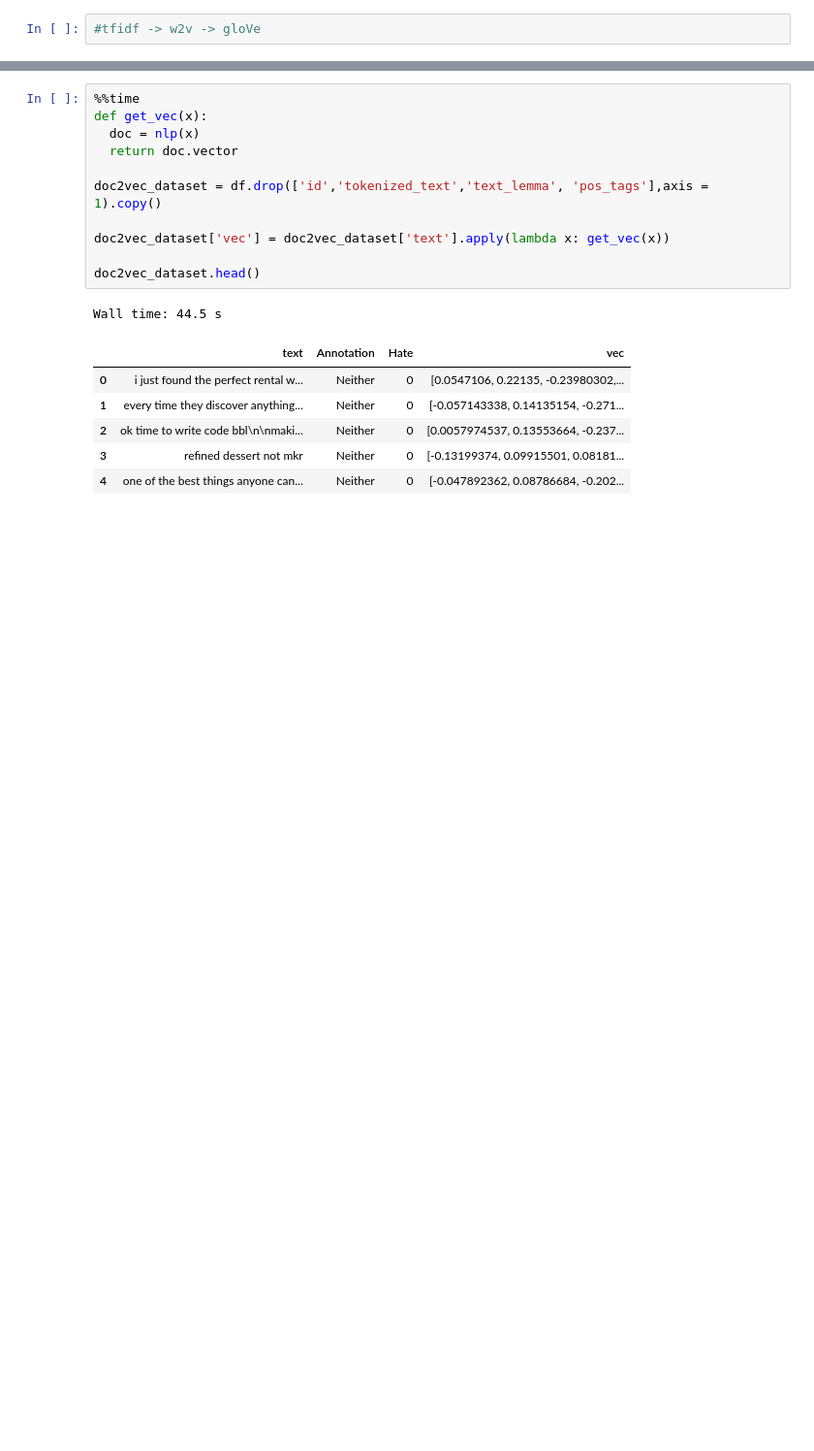
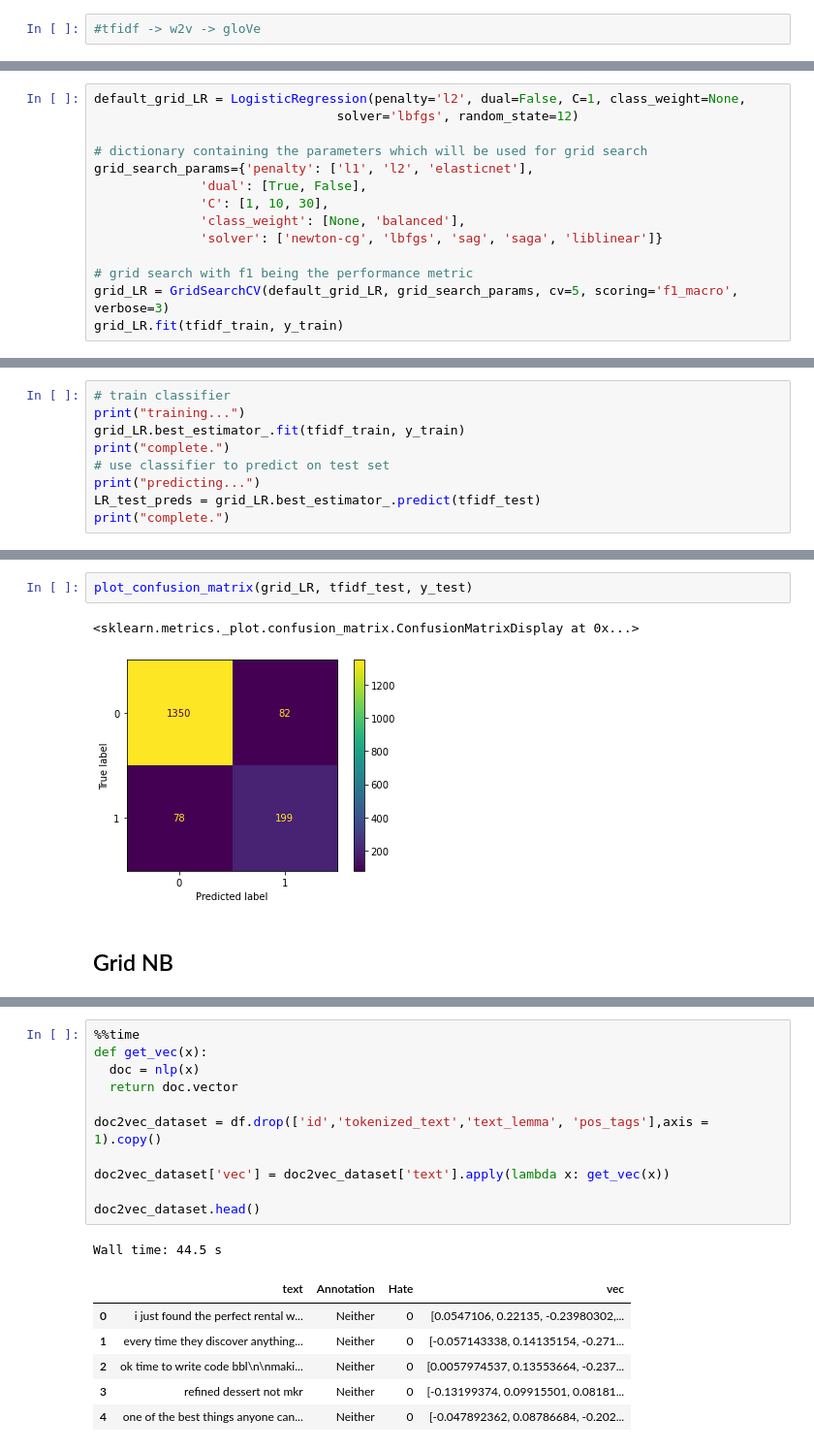
Before and after one commit to CracknellJ/Identifying-Hate-Speech-Categories-On-Social-Media, a Jupyter notebook: Code/models/Binary classification/Word Embeddings.ipynb, the cells around one changed output, grey strips where cells are left out. Shown at 97% size. Drawn from its saved outputs; the diff is of its cells as text; blank space fills up the shorter version.

```diff
--- a/Code/models/Binary classification/Word Embeddings.ipynb
+++ b/Code/models/Binary classification/Word Embeddings.ipynb
@@ -36,0 +137,14 @@ df.head(5)
+# %%
+default_grid_LR = LogisticRegression(penalty='l2', dual=False, C=1, class_weight=None,
+                                solver='lbfgs', random_state=12)
+
+# dictionary containing the parameters which will be used for grid search
+grid_search_params={'penalty': ['l1', 'l2', 'elasticnet'],
+              'dual': [True, False],
+              'C': [1, 10, 30],
+              'class_weight': [None, 'balanced'],
+              'solver': ['newton-cg', 'lbfgs', 'sag', 'saga', 'liblinear']}
+
+# grid search with f1 being the performance metric
+grid_LR = GridSearchCV(default_grid_LR, grid_search_params, cv=5, scoring='f1_macro', verbose=3)
+grid_LR.fit(tfidf_train, y_train)
@@ -36,0 +305,9 @@ df.head(5)
+# %%
+# train classifier
+print("training...")
+grid_LR.best_estimator_.fit(tfidf_train, y_train)
+print("complete.")
+# use classifier to predict on test set
+print("predicting...")
+LR_test_preds = grid_LR.best_estimator_.predict(tfidf_test)
+print("complete.")
@@ -36,0 +337,7 @@ df.head(5)
+# %%
+plot_confusion_matrix(grid_LR, tfidf_test, y_test)
+# %% [output]
+<sklearn.metrics._plot.confusion_matrix.ConfusionMatrixDisplay at 0x...>
+[figure, added]
+# %% [markdown]
+## Grid NB
```
Also changed, not shown: parts of 21 cells of this notebook, 16 other files.
